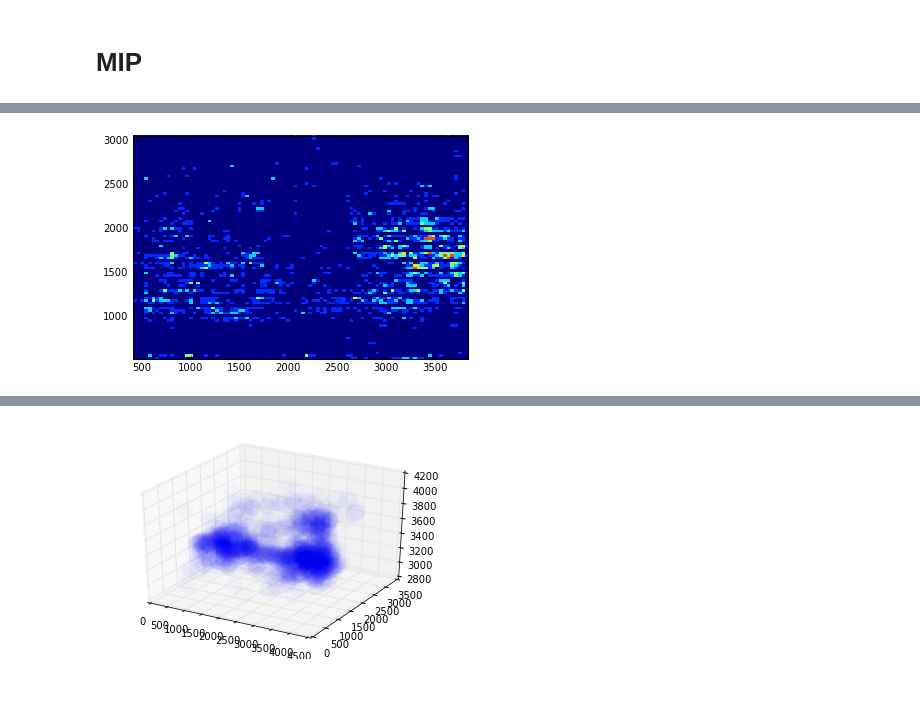
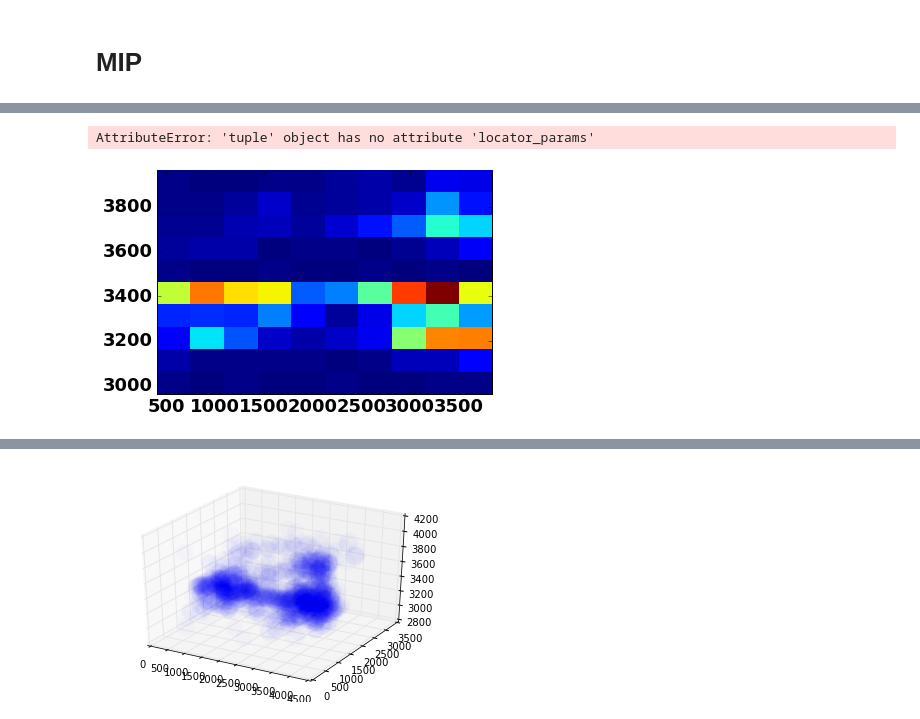
Before and after one commit to neurodata-papers/ndpaper, a Jupyter notebook: spatialsynapses/synapse_viz.ipynb, the cells around one changed output, grey strips where cells are left out. Cells and saved outputs as stored; diff of their text form; code cells hidden in the pictures; blank space fills up the shorter version.

Commit message:
updated projection plots

```diff
--- a/spatialsynapses/synapse_viz.ipynb
+++ b/spatialsynapses/synapse_viz.ipynb
@@ -100,10 +185,12 @@ Number of Samples Currently in View: 1974 (of  114047)
 # %%
-_ = plt.hist2d(
+ax = plt.hist2d(
     [d[0] for d in data if d[-3] > THRESH],
-    [d[1] for d in data if d[-3] > THRESH],
-    #[d[2] for d in data if d[-3] > THRESH],
-    bins=90
+    #[d[1] for d in data if d[-3] > THRESH],
+    [d[2] for d in data if d[-3] > THRESH],
+    bins=10
 )
+ax.locator_params(num_ticks=2)
 plt.show()
 # %% [output]
+AttributeError: 'tuple' object has no attribute 'locator_params'
-[figure, old version]
+[figure, new version]
```
Also changed, not shown: parts of 4 cells of this notebook.
